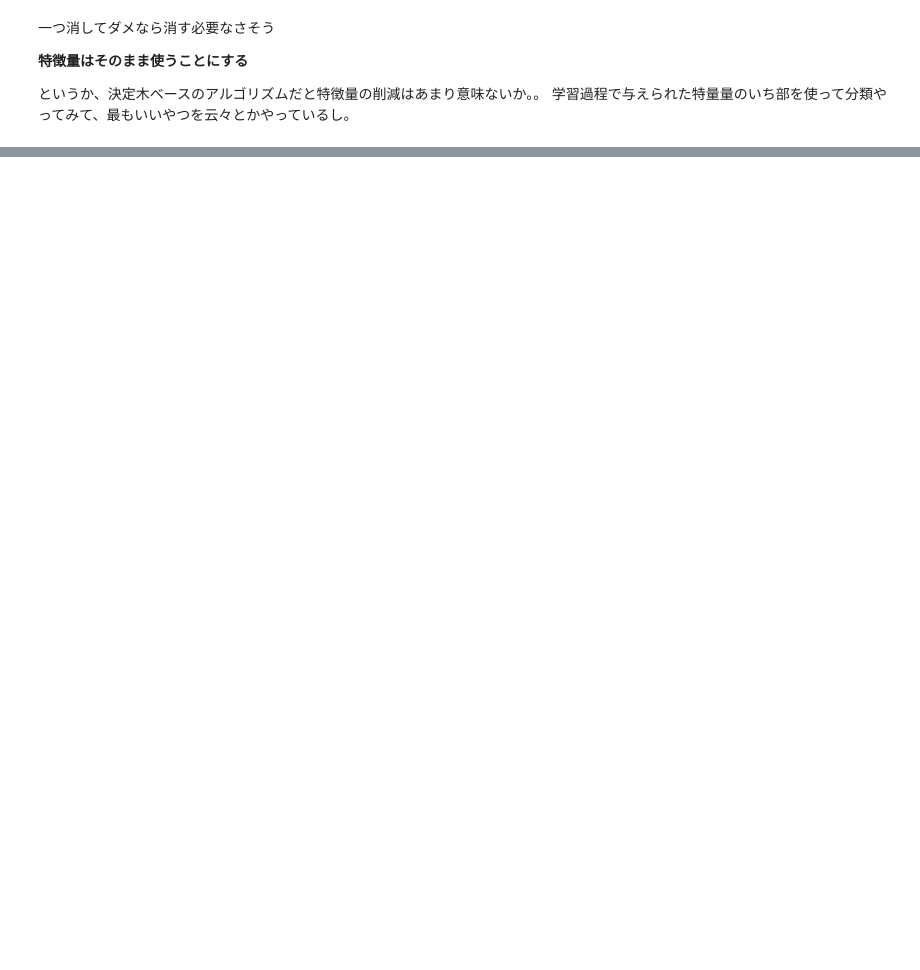
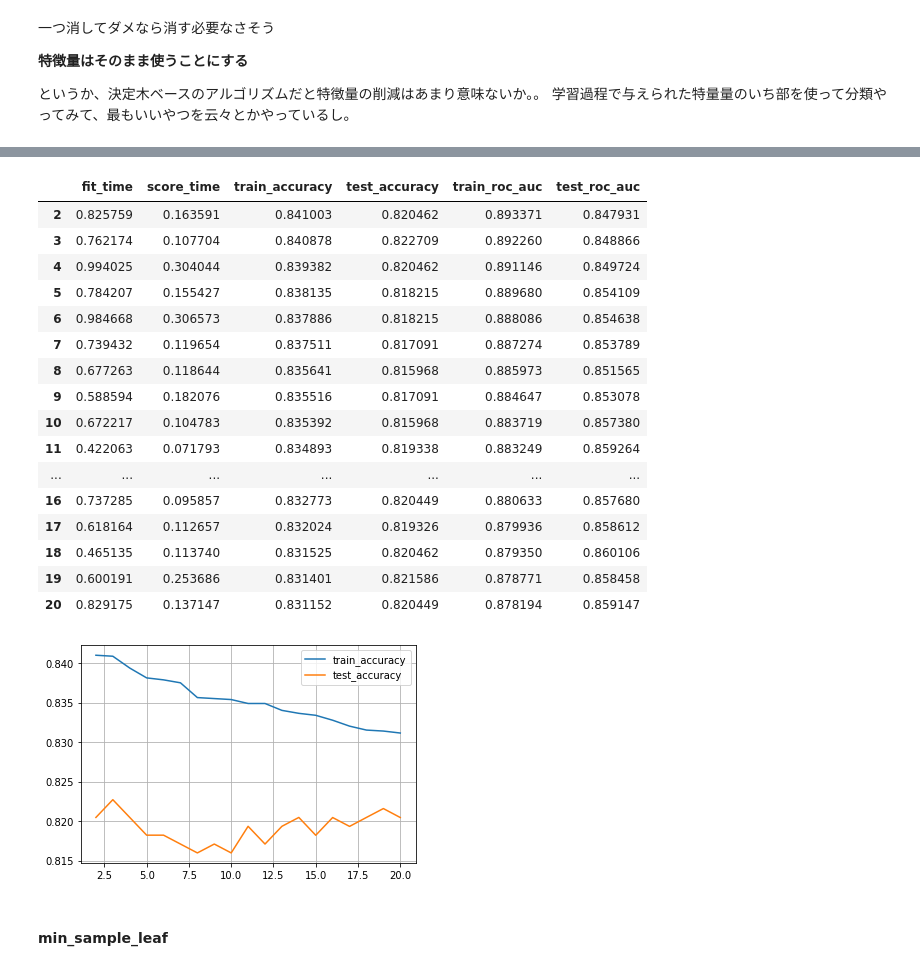
Before and after one commit to curiburn/learning_playground, a Jupyter notebook: titanic/train.ipynb, the cells around one changed output, grey strips where cells are left out. Drawn from its saved outputs; the diff is of its cells as text; code cells hidden in the pictures; blank space fills up the shorter version.

```diff
--- a/titanic/train.ipynb
+++ b/titanic/train.ipynb
@@ -234,0 +378,34 @@ display(pd.DataFrame(
+# %%
+RESULTS_MIN_SAMPLES_SPLIT = CVResults.from_dict(
+    {
+        min_samples_split: random_forest_classifier_cross_validation(
+            TRAIN,
+            RandomForestClassifier(
+                min_samples_split=min_samples_split,
+                random_state=0
+            ),
+        )
+        for min_samples_split in range(2, 21)
+    }
+)
+# %%
+RESULTS_MIN_SAMPLES_SPLIT.plot_and_display_table()
+# %% [output]
+|  | fit_time | score_time | train_accuracy | test_accuracy | train_roc_auc | test_roc_auc |
+| 2 | 0.825759 | 0.163591 | 0.841003 | 0.820462 | 0.893371 | 0.847931 |
+| 3 | 0.762174 | 0.107704 | 0.840878 | 0.822709 | 0.892260 | 0.848866 |
+| 4 | 0.994025 | 0.304044 | 0.839382 | 0.820462 | 0.891146 | 0.849724 |
+| 5 | 0.784207 | 0.155427 | 0.838135 | 0.818215 | 0.889680 | 0.854109 |
+| 6 | 0.984668 | 0.306573 | 0.837886 | 0.818215 | 0.888086 | 0.854638 |
+| 7 | 0.739432 | 0.119654 | 0.837511 | 0.817091 | 0.887274 | 0.853789 |
+| 8 | 0.677263 | 0.118644 | 0.835641 | 0.815968 | 0.885973 | 0.851565 |
+| 9 | 0.588594 | 0.182076 | 0.835516 | 0.817091 | 0.884647 | 0.853078 |
+| 10 | 0.672217 | 0.104783 | 0.835392 | 0.815968 | 0.883719 | 0.857380 |
+| 11 | 0.422063 | 0.071793 | 0.834893 | 0.819338 | 0.883249 | 0.859264 |
+| ... | ... | ... | ... | ... | ... | ... |
+| 16 | 0.737285 | 0.095857 | 0.832773 | 0.820449 | 0.880633 | 0.857680 |
+| 17 | 0.618164 | 0.112657 | 0.832024 | 0.819326 | 0.879936 | 0.858612 |
+| 18 | 0.465135 | 0.113740 | 0.831525 | 0.820462 | 0.879350 | 0.860106 |
+| 19 | 0.600191 | 0.253686 | 0.831401 | 0.821586 | 0.878771 | 0.858458 |
+| 20 | 0.829175 | 0.137147 | 0.831152 | 0.820449 | 0.878194 | 0.859147 |
+[figure, added]
@@ -234,0 +414,2 @@ display(pd.DataFrame(
+# %% [markdown]
+#### min_sample_leaf
```
Also changed, not shown: parts of 26 cells of this notebook.
